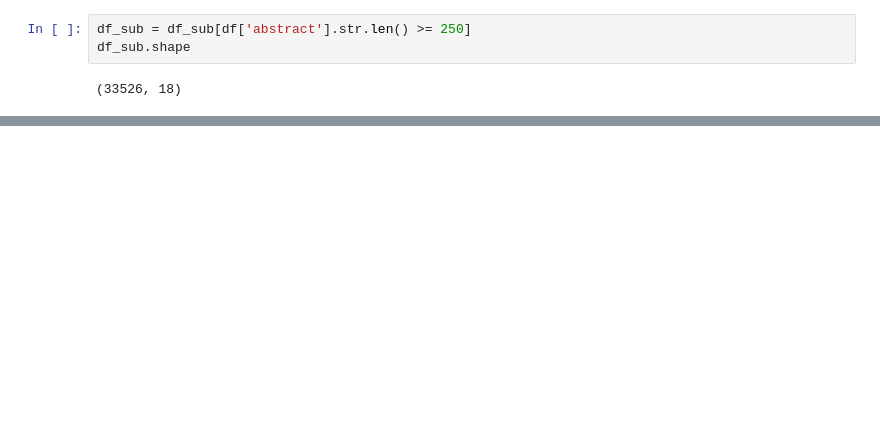
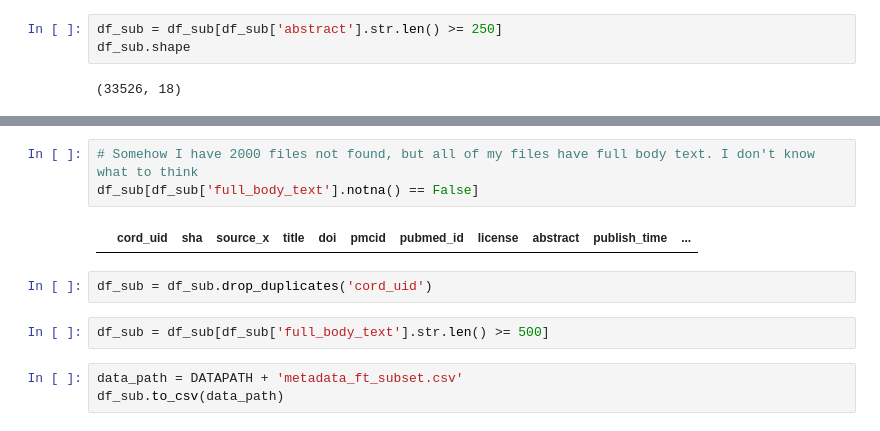
Before and after one commit to kmirijan/ML-COVID-CORD, a Jupyter notebook: Organize_Fulltext.ipynb, the cells around one changed output, grey strips where cells are left out. Saved outputs shown, nothing was run; the diff lists cells and outputs as text; blank space fills up the shorter version.

```diff
--- a/Organize_Fulltext.ipynb
+++ b/Organize_Fulltext.ipynb
@@ -38,7 +38,7 @@ df_sub.shape
 # %% [output]
 (33878, 18)
 # %%
-df_sub = df_sub[df['abstract'].str.len() >= 250]
+df_sub = df_sub[df_sub['abstract'].str.len() >= 250]
 df_sub.shape
 # %% [output]
 (33526, 18)
@@ -79,0 +121,12 @@ body_text
+# %%
+# Somehow I have 2000 files not found, but all of my files have full body text. I don't know what to think
+df_sub[df_sub['full_body_text'].notna() == False]
+# %% [output]
+|  | cord_uid | sha | source_x | title | doi | pmcid | pubmed_id | license | abstract | publish_time | ... |
+# %%
+df_sub = df_sub.drop_duplicates('cord_uid')
+# %%
+df_sub = df_sub[df_sub['full_body_text'].str.len() >= 500]
+# %%
+data_path = DATAPATH + 'metadata_ft_subset.csv'
+df_sub.to_csv(data_path)
```
Also changed, not shown: parts of 9 cells of this notebook.
